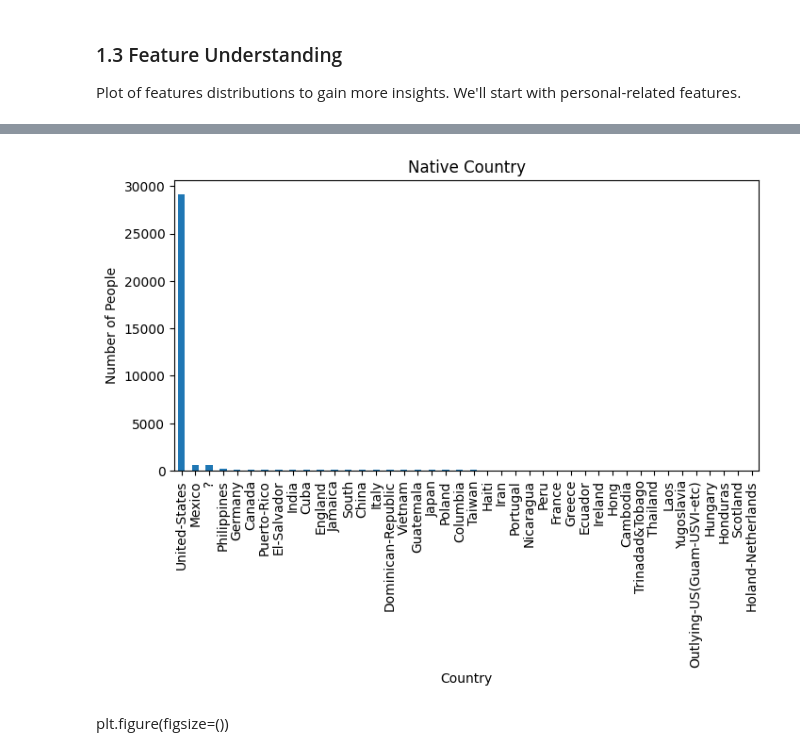
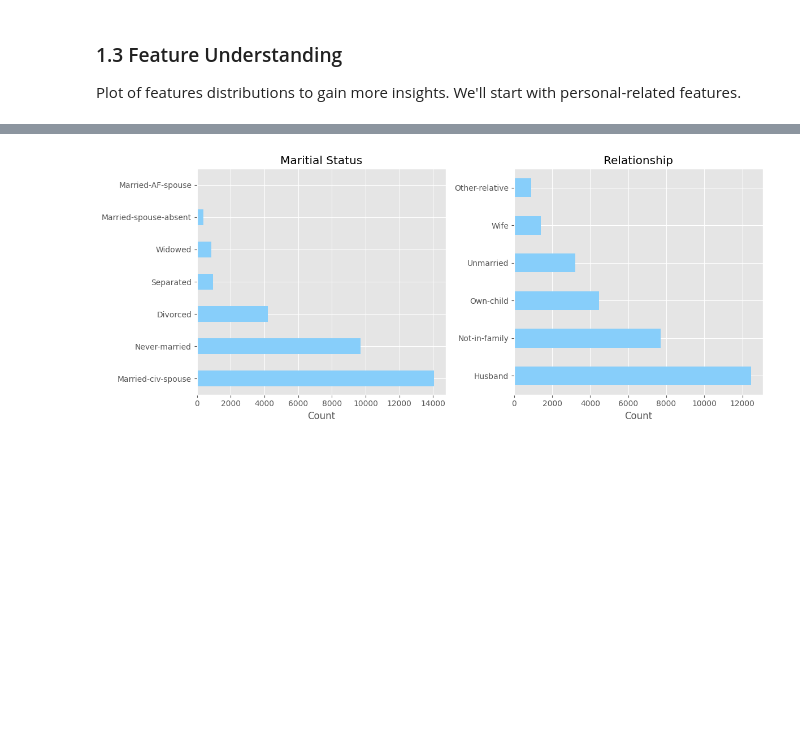
Before and after one commit to henriquefukushima/PMR3508, a Jupyter notebook: pmr3508-2024-70.ipynb, the cells around one changed output, grey strips where cells are left out. Cells and saved outputs as stored; diff of their text form; code cells hidden in the pictures; blank space fills up the shorter version.

Commit message:
features relationships

```diff
--- a/pmr3508-2024-70.ipynb
+++ b/pmr3508-2024-70.ipynb
@@ -222,12 +279,26 @@ plt.show()
-# %%
-# Feature: Final Weight (fnlwgt)
-plt.figure(figsize=(8,4))
-df['native.country'].value_counts().plot(kind="bar")
-plt.title("Native Country")
-plt.xlabel("Country")
-plt.ylabel("Number of People")
-plt.show()
-# %% [output]
-[figure, removed]
-# %% [markdown]
-plt.figure(figsize=())
+# %%
+# Features: Maritial Status and Relationship
+status_list = df['Maritial Status'].value_counts()
+relationship_list = df['Relationship'].value_counts()
+
+fig, (ax1, ax2) = plt.subplots(ncols=2, figsize=(12, 5))
+
+# First subplot
+status_list.plot(kind='barh', ax=ax1, color=['lightskyblue'])
+ax1.set_title('Maritial Status')
+ax1.set_ylabel('')
+ax1.set_xlabel('Count')
+
+# Second subplot
+relationship_list.plot(kind='barh', ax=ax2, color='lightskyblue')
+ax2.set_title('Relationship')
+ax2.set_ylabel('')
+ax2.set_xlabel('Count')
+
+# Adjust layout to prevent overlap
+plt.tight_layout()
+
+# Display the plots
+plt.show()
+# %% [output]
+[figure, added]
```
Also changed, not shown: parts of 25 cells of this notebook.
